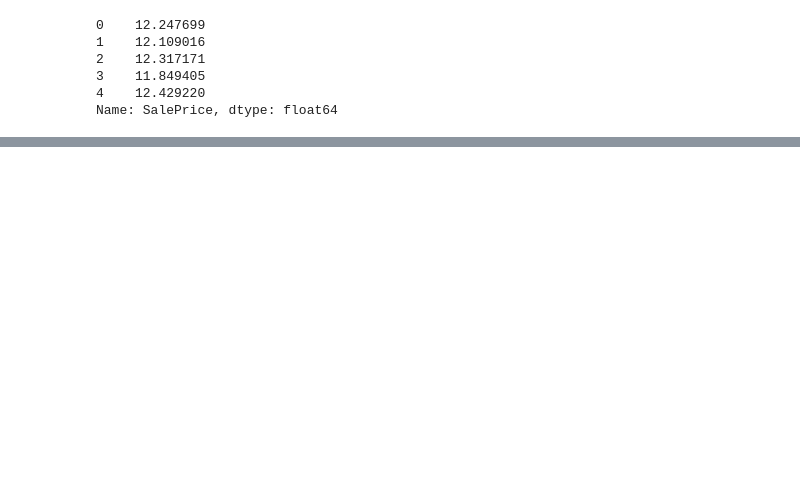
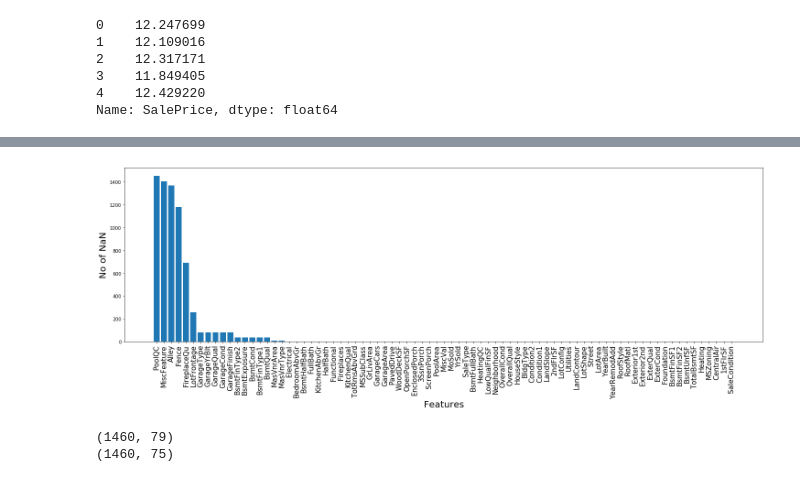
Before and after one commit to Juhi-Purswani/House_Prices-Regression_technique, a Jupyter notebook: Data_exploration.ipynb, the cells around one changed output, grey strips where cells are left out. Saved outputs shown, nothing was run; the diff lists cells and outputs as text; code cells hidden in the pictures; blank space fills up the shorter version.

Commit message:
Data_exploration modified

```diff
--- a/Data_exploration.ipynb
+++ b/Data_exploration.ipynb
@@ -91,15 +96 @@ print("kurtosis is: ", labels.kurt())
 [figure]
-# %%
-string_col = features.select_dtypes(include = 'object')
-col_categorical = pd.get_dummies(string_col)
-col_categorical.head()
-
-col_string_name=string_col.columns.values.tolist()
-
-for name in col_string_name:
-    features = features.drop(name,axis=1)
-
-features = pd.concat([features,col_categorical], axis=1)
-
-features.fillna(features.mean(),inplace=True)
-features.head()
@@ -197,0 +97,6 @@ MSZoning            0
+# %%
+features_null = pd.DataFrame(features.isnull().sum(), columns = ['count'])
+features_null = features_null.sort_values('count', ascending=False)
+null_feature_names = features_null.index
+count = features_null['count']
+count
@@ -197,0 +121,22 @@ MSZoning            0
+# %%
+def plot_bar_x():
+    # this is for plotting purpose
+    plt.subplots(figsize=(25,7))
+    index = np.arange(len(null_feature_names))
+    plt.bar(index, count)
+    plt.xlabel('Features', fontsize=20)
+    plt.ylabel('No of NaN', fontsize=20)
+    plt.xticks(index, null_feature_names, fontsize=15, rotation=90)
+    plt.title('')
+    plt.show()
+# %%
+plot_bar_x()
+# %% [output]
+[figure, added]
+# %%
+print(features.shape)
+features = features.drop(['PoolQC','FireplaceQu','Alley','Fence','FireplaceQu'],axis=1)
+print(features.shape)
+# %% [output]
+(1460, 79)
+(1460, 75)
```
Also changed, not shown: parts of 20 cells of this notebook.
